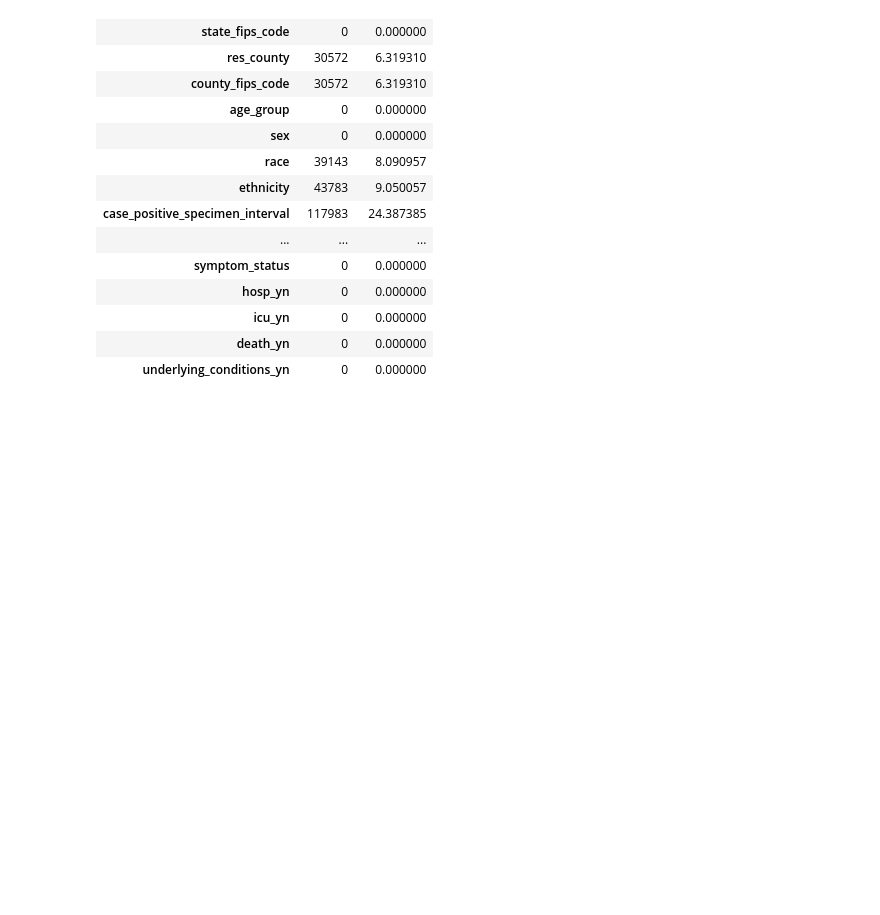
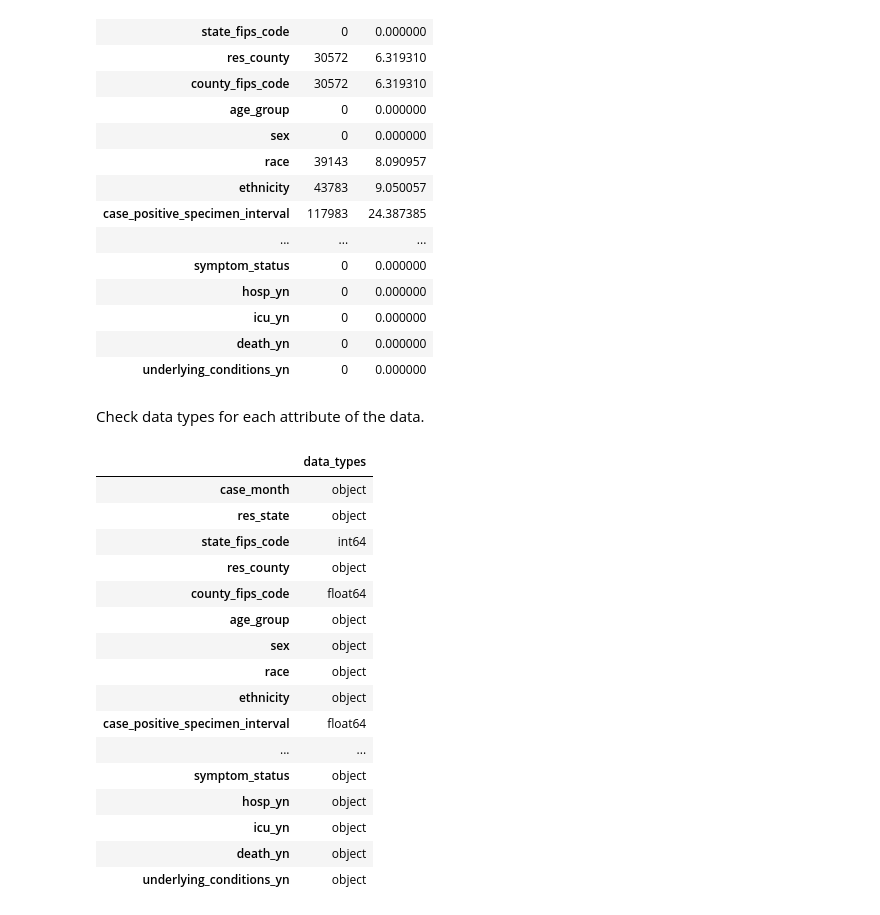
Before and after one commit to charlesrclark1243/ECO322Spring2022Project2, a Jupyter notebook: src/data-exploration.ipynb, the cells around one changed output. Cells and saved outputs as stored; diff of their text form; code cells hidden in the pictures; blank space fills up the shorter version.

```diff
--- a/src/data-exploration.ipynb
+++ b/src/data-exploration.ipynb
@@ -71,3 +73,27 @@ pd.DataFrame.from_dict(data={
 | icu_yn | 0 | 0.000000 |
 | death_yn | 0 | 0.000000 |
 | underlying_conditions_yn | 0 | 0.000000 |
+# %% [markdown]
+Check data types for each attribute of the data.
+# %%
+pd.DataFrame.from_dict(data={
+    'data_types' : data.dtypes
+})
+# %% [output]
+|  | data_types |
+| case_month | object |
+| res_state | object |
+| state_fips_code | int64 |
+| res_county | object |
+| county_fips_code | float64 |
+| age_group | object |
+| sex | object |
+| race | object |
+| ethnicity | object |
+| case_positive_specimen_interval | float64 |
+| ... | ... |
+| symptom_status | object |
+| hosp_yn | object |
+| icu_yn | object |
+| death_yn | object |
+| underlying_conditions_yn | object |
```
Also changed, not shown: parts of 25 cells of this notebook.
